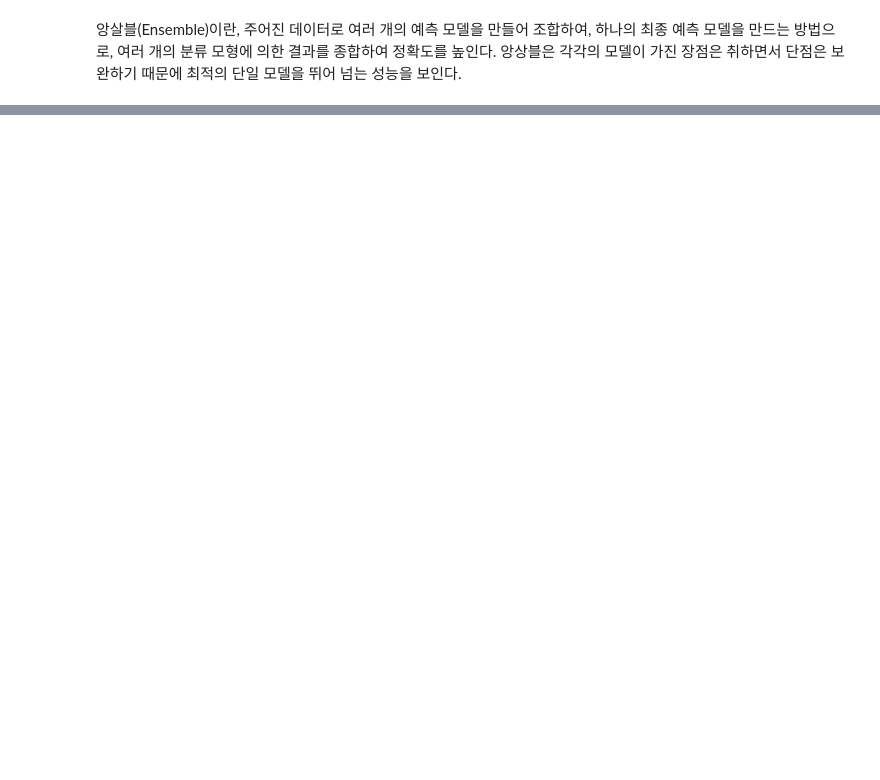
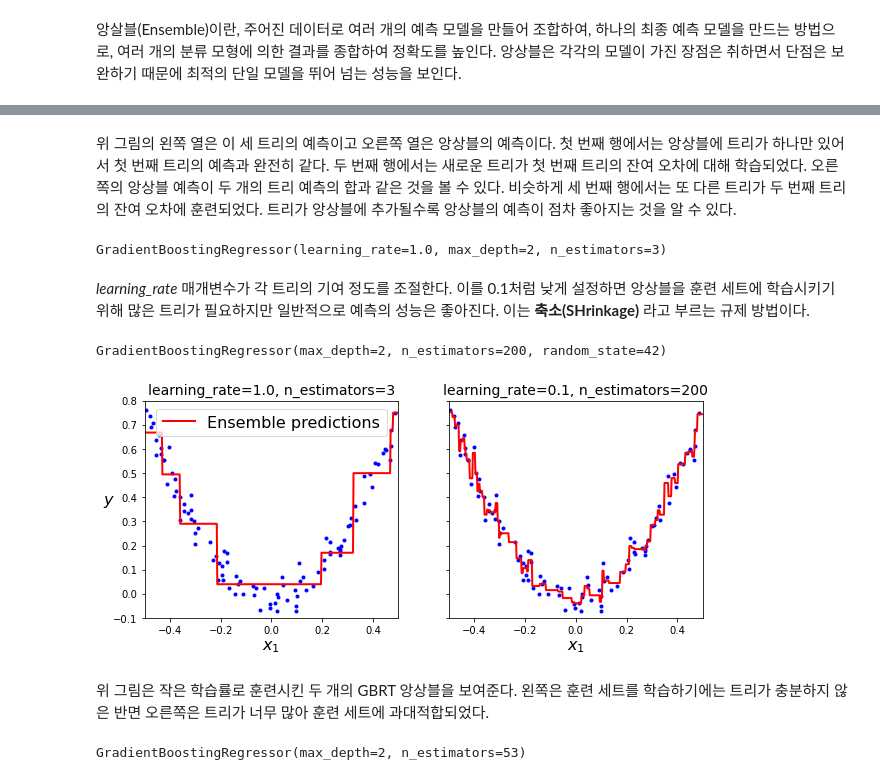
Before and after one commit to rymyung/Machine-Learning, a Jupyter notebook: Ensemble.ipynb, the cells around one changed output, grey strips where cells are left out. Cells and saved outputs as stored; diff of their text form; code cells hidden in the pictures; blank space fills up the shorter version.

```diff
--- a/Ensemble.ipynb
+++ b/Ensemble.ipynb
@@ -176,0 +267,4 @@ Boosting은 AdaBoost, XGBoost, GradientBoost 등 다양한 모델이 있는데,
+# %%
+X_new = np.array([[0.8]])
+y_pred = sum(tree.predict(X_new) for tree in (tree_reg1, tree_reg2, tree_reg3))
+print(y_pred)
@@ -176,0 +273,9 @@ Boosting은 AdaBoost, XGBoost, GradientBoost 등 다양한 모델이 있는데,
+# %%
+def plot_predictions(regressors, X, y, axes, label=None, style="r-", data_style="b.", data_label=None):
+    x1 = np.linspace(axes[0], axes[1], 500)
+    y_pred = sum(regressor.predict(x1.reshape(-1, 1)) for regressor in regressors)
+    plt.plot(X[:, 0], y, data_style, label=data_label)
+    plt.plot(x1, y_pred, style, linewidth=2, label=label)
+    if label or data_label:
+        plt.legend(loc="upper center", fontsize=16)
+    plt.axis(axes)
@@ -176,0 +316,52 @@ Boosting은 AdaBoost, XGBoost, GradientBoost 등 다양한 모델이 있는데,
+# %% [markdown]
+위 그림의 왼쪽 열은 이 세 트리의 예측이고 오른쪽 열은 앙상블의 예측이다. 첫 번째 행에서는 앙상블에 트리가 하나만 있어서 첫 번째 트리의 예측과 완전히 같다. 두 번째 행에서는 새로운 트리가 첫 번째 트리의 잔여 오차에 대해 학습되었다. 오른쪽의 앙상블 예측이 두 개의 트리 예측의 합과 같은 것을 볼 수 있다. 비슷하게 세 번째 행에서는 또 다른 트리가 두 번째 트리의 잔여 오차에 훈련되었다. 트리가 앙상블에 추가될수록 앙상블의 예측이 점차 좋아지는 것을 알 수 있다.
+# %%
+from sklearn.ensemble import GradientBoostingRegressor
+
+gbrt = GradientBoostingRegressor(max_depth=2, n_estimators=3, learning_rate=1.0)
+gbrt.fit(X, y)
+# %% [output]
+GradientBoostingRegressor(learning_rate=1.0, max_depth=2, n_estimators=3)
+# %% [markdown]
+*learning_rate* 매개변수가 각 트리의 기여 정도를 조절한다. 이를 0.1처럼 낮게 설정하면 앙상블을 훈련 세트에 학습시키기 위해 많은 트리가 필요하지만 일반적으로 예측의 성능은 좋아진다. 이는 **축소(SHrinkage)** 라고 부르는 규제 방법이다.
+# %%
+gbrt_slow = GradientBoostingRegressor(max_depth=2, n_estimators=200, learning_rate=0.1, random_state=42)
+gbrt_slow.fit(X, y)
+# %% [output]
+GradientBoostingRegressor(max_depth=2, n_estimators=200, random_state=42)
+# %%
+fix, axes = plt.subplots(ncols=2, figsize=(10,4), sharey=True)
+
+plt.sca(axes[0])
+plot_predictions([gbrt], X, y, axes=[-0.5, 0.5, -0.1, 0.8], label="Ensemble predictions")
+plt.title("learning_rate={}, n_estimators={}".format(gbrt.learning_rate, gbrt.n_estimators), fontsize=14)
+plt.xlabel("$x_1$", fontsize=16)
+plt.ylabel("$y$", fontsize=16, rotation=0)
+
+plt.sca(axes[1])
+plot_predictions([gbrt_slow], X, y, axes=[-0.5, 0.5, -0.1, 0.8])
+plt.title("learning_rate={}, n_estimators={}".format(gbrt_slow.learning_rate, gbrt_slow.n_estimators), fontsize=14)
+plt.xlabel("$x_1$", fontsize=16)
+
+plt.show()
+# %% [output]
+[figure, added]
+# %% [markdown]
+위 그림은 작은 학습률로 훈련시킨 두 개의 GBRT 앙상블을 보여준다. 왼쪽은 훈련 세트를 학습하기에는 트리가 충분하지 않은 반면 오른쪽은 트리가 너무 많아 훈련 세트에 과대적합되었다.
+# %%
+import numpy as np
+from sklearn.model_selection import train_test_split
+from sklearn.metrics import mean_squared_error
+
+X_train, X_val, y_train, y_val = train_test_split(X, y)
+
+gbrt = GradientBoostingRegressor(max_depth=2, n_estimators=120)
+gbrt.fit(X_train, y_train)
+
+errors = [mean_squared_error(y_val, y_pred) for y_pred in gbrt.staged_predict(X_val)]
+bst_n_estimators = np.argmin(errors) + 1
+
+gbrt_best = GradientBoostingRegressor(max_depth=2, n_estimators=bst_n_estimators)
+gbrt_best.fit(X_train, y_train)
+# %% [output]
+GradientBoostingRegressor(max_depth=2, n_estimators=53)
```
Also changed, not shown: parts of 93 cells of this notebook.
